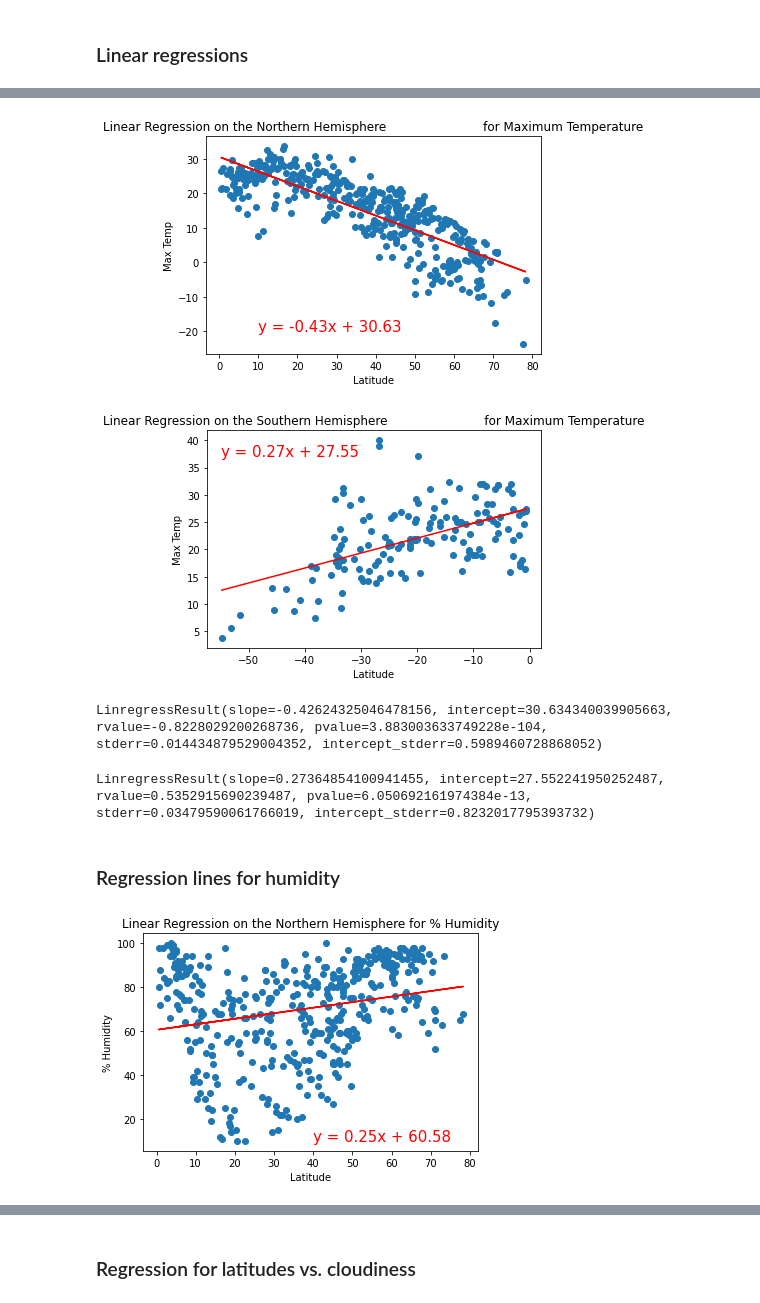
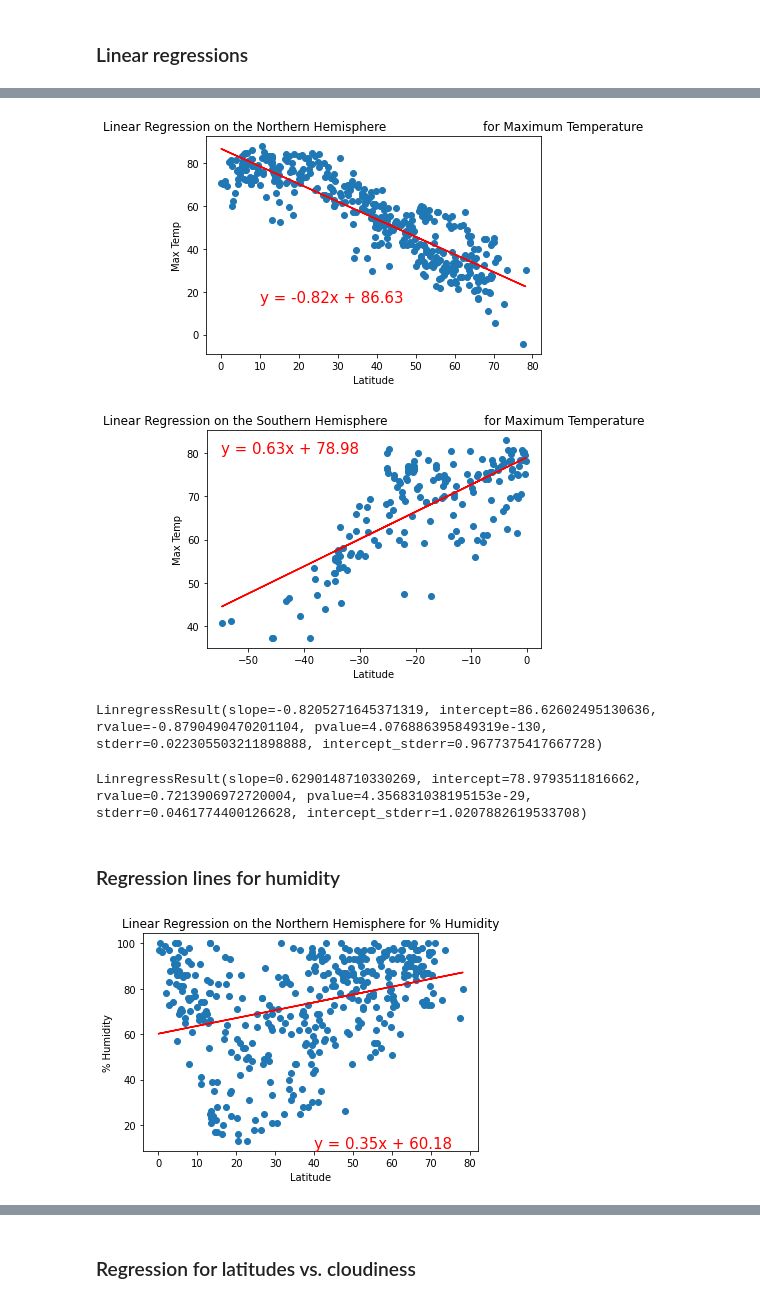
Before and after one commit to rrantxa/world_weather_analysis, a Jupyter notebook: WeatherPy.ipynb, the cells around one changed output, grey strips where cells are left out. Drawn from its saved outputs; the diff is of its cells as text; code cells hidden in the pictures.

```diff
--- a/WeatherPy.ipynb
+++ b/WeatherPy.ipynb
@@ -40,6 +40,6 @@ len(cities)
 # %%
 #Set initial url.
-weather_url = f"https://api.openweathermap.org/data/2.5/weather?units=Metric&APPID={weather_api_key}"
+weather_url = f"https://api.openweathermap.org/data/2.5/weather?&units=Imperial&APPID={weather_api_key}"
 # %%
 #Create an empty list to hold the weather data.
 city_data = []
@@ -353,29 +353,29 @@ y_values = northern_hemi_df["Max Temp"]
 # Call the function.
 plot_linear_regression(x_values, y_values,
                        'Linear Regression on the Northern Hemisphere \
-                        for Maximum Temperature', 'Max Temp',(10,-20))
+                        for Maximum Temperature', 'Max Temp',(10,15))
 # %% [output]
-[figure, old version]
+[figure, new version]
 # %%
 #Linear regression on the Southern Hemisphere.
 x_values = southern_hemi_df["Lat"]
 y_values = southern_hemi_df["Max Temp"]
 # Call the function.
 plot_linear_regression(x_values, y_values,
                        'Linear Regression on the Southern Hemisphere \
-                        for Maximum Temperature', 'Max Temp',(-55, 37))
+                        for Maximum Temperature', 'Max Temp',(-55, 80))
 # %% [output]
-[figure, old version]
+[figure, new version]
 # %%
 linear_regress_north = linregress(northern_hemi_df["Lat"], northern_hemi_df["Max Temp"])
 linear_regress_north
 # %% [output]
-LinregressResult(slope=-0.42624325046478156, intercept=30.634340039905663, rvalue=-0.8228029200268736, pvalue=3.883003633749228e-104, stderr=0.014434879529004352, intercept_stderr=0.5989460728868052)
+LinregressResult(slope=-0.8205271645371319, intercept=86.62602495130636, rvalue=-0.8790490470201104, pvalue=4.076886395849319e-130, stderr=0.022305503211898888, intercept_stderr=0.9677375417667728)
 # %%
 linear_regress_south = linregress(southern_hemi_df["Lat"], southern_hemi_df["Max Temp"])
 linear_regress_south
 # %% [output]
-LinregressResult(slope=0.27364854100941455, intercept=27.552241950252487, rvalue=0.5352915690239487, pvalue=6.050692161974384e-13, stderr=0.03479590061766019, intercept_stderr=0.8232017795393732)
+LinregressResult(slope=0.6290148710330269, intercept=78.9793511816662, rvalue=0.7213906972720004, pvalue=4.356831038195153e-29, stderr=0.0461774400126628, intercept_stderr=1.0207882619533708)
 # %% [markdown]
 ### Regression lines for humidity
 # %%
@@ -388,7 +388,7 @@ plot_linear_regression(x_values, y_values,
                       'Linear Regression on the Northern Hemisphere for % Humidity',
                       '% Humidity', (40,10))
 # %% [output]
-[figure, old version]
+[figure, new version]
 # %%
 # Linear regression on the Southern Hemisphere.
 x_values = southern_hemi_df["Lat"]
```
Also changed, not shown: parts of 25 cells of this notebook, 7 other files.
